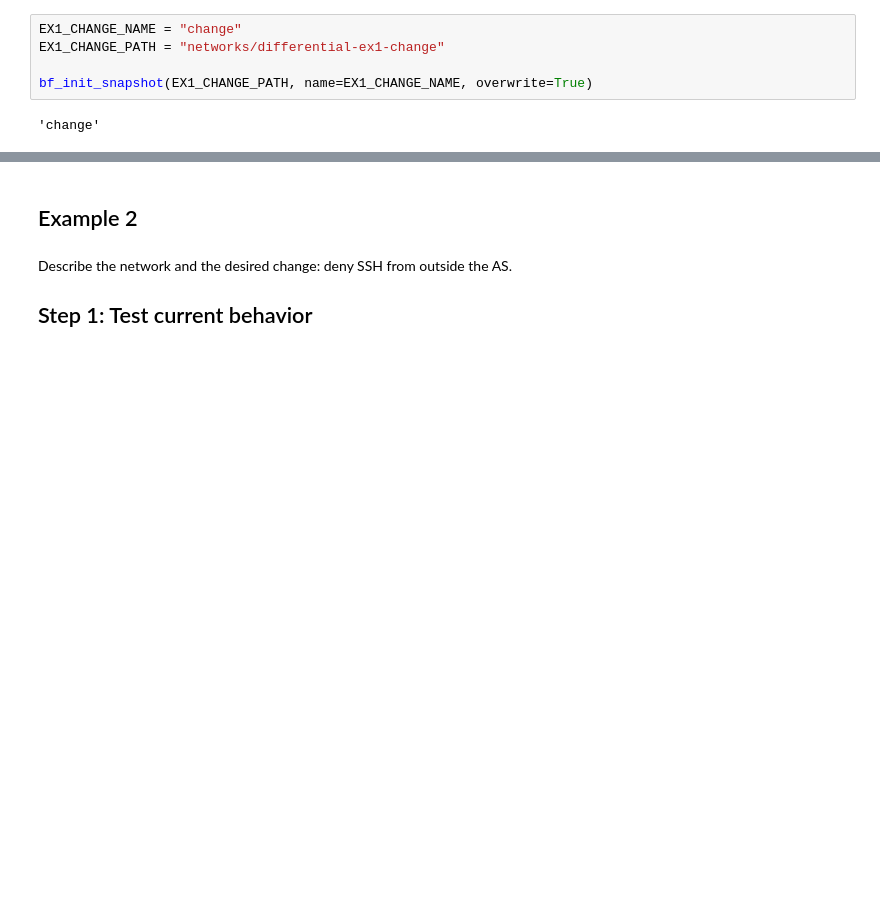
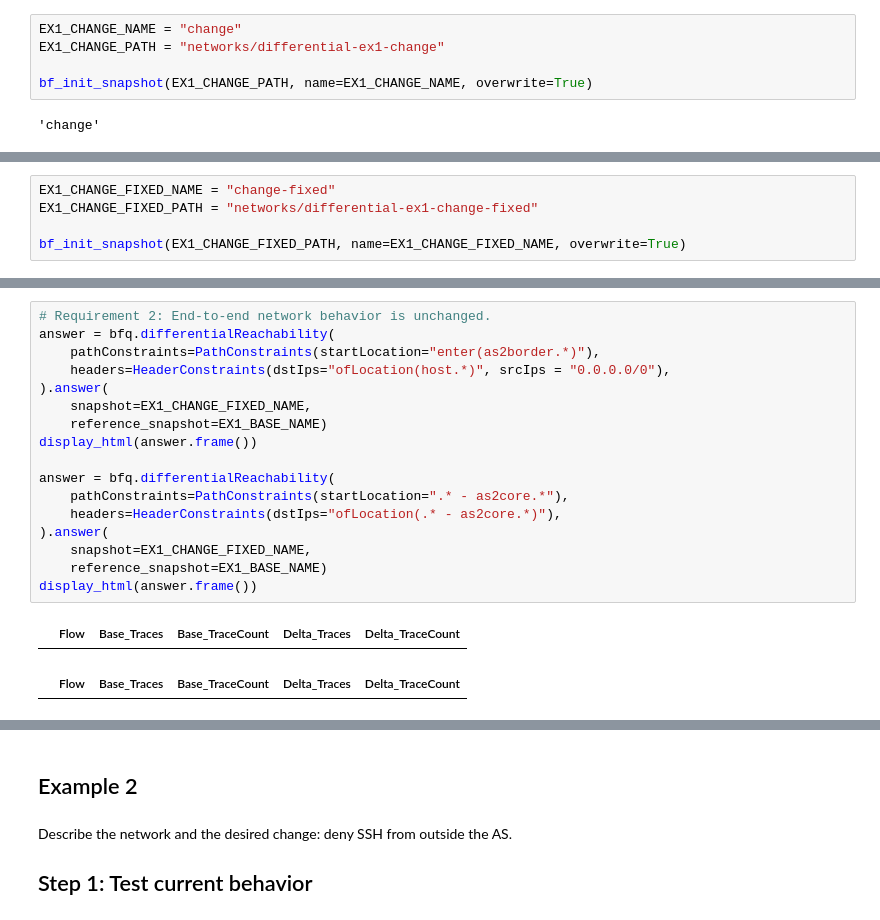
Before and after one commit to ik-networking/pybatfish, a Jupyter notebook: jupyter_notebooks/Introduction to Differential Forwarding Analysis.ipynb, the cells around one changed output, grey strips where cells are left out. Cells and saved outputs as stored; diff of their text form; blank space fills up the shorter version.

```diff
--- a/jupyter_notebooks/Introduction to Differential Forwarding Analysis.ipynb
+++ b/jupyter_notebooks/Introduction to Differential Forwarding Analysis.ipynb
@@ -70,0 +155,5 @@ Show that nothing can transit `as2core1` now.
+# %%
+EX1_CHANGE_FIXED_NAME = "change-fixed"
+EX1_CHANGE_FIXED_PATH = "networks/differential-ex1-change-fixed"
+
+bf_init_snapshot(EX1_CHANGE_FIXED_PATH, name=EX1_CHANGE_FIXED_NAME, overwrite=True)
@@ -108,0 +180,20 @@ display_html(answer.frame())
+# %%
+# Requirement 2: End-to-end network behavior is unchanged.
+answer = bfq.differentialReachability(
+    pathConstraints=PathConstraints(startLocation="enter(as2border.*)"),
+    headers=HeaderConstraints(dstIps="ofLocation(host.*)", srcIps = "0.0.0.0/0"),
+).answer(
+    snapshot=EX1_CHANGE_FIXED_NAME,
+    reference_snapshot=EX1_BASE_NAME)
+display_html(answer.frame())
+
+answer = bfq.differentialReachability(
+    pathConstraints=PathConstraints(startLocation=".* - as2core.*"),
+    headers=HeaderConstraints(dstIps="ofLocation(.* - as2core.*)"),
+).answer(
+    snapshot=EX1_CHANGE_FIXED_NAME,
+    reference_snapshot=EX1_BASE_NAME)
+display_html(answer.frame())
+# %% [output]
+|  | Flow | Base_Traces | Base_TraceCount | Delta_Traces | Delta_TraceCount |
+|  | Flow | Base_Traces | Base_TraceCount | Delta_Traces | Delta_TraceCount |
```
Also changed, not shown: parts of 26 cells of this notebook, 14 other files.
